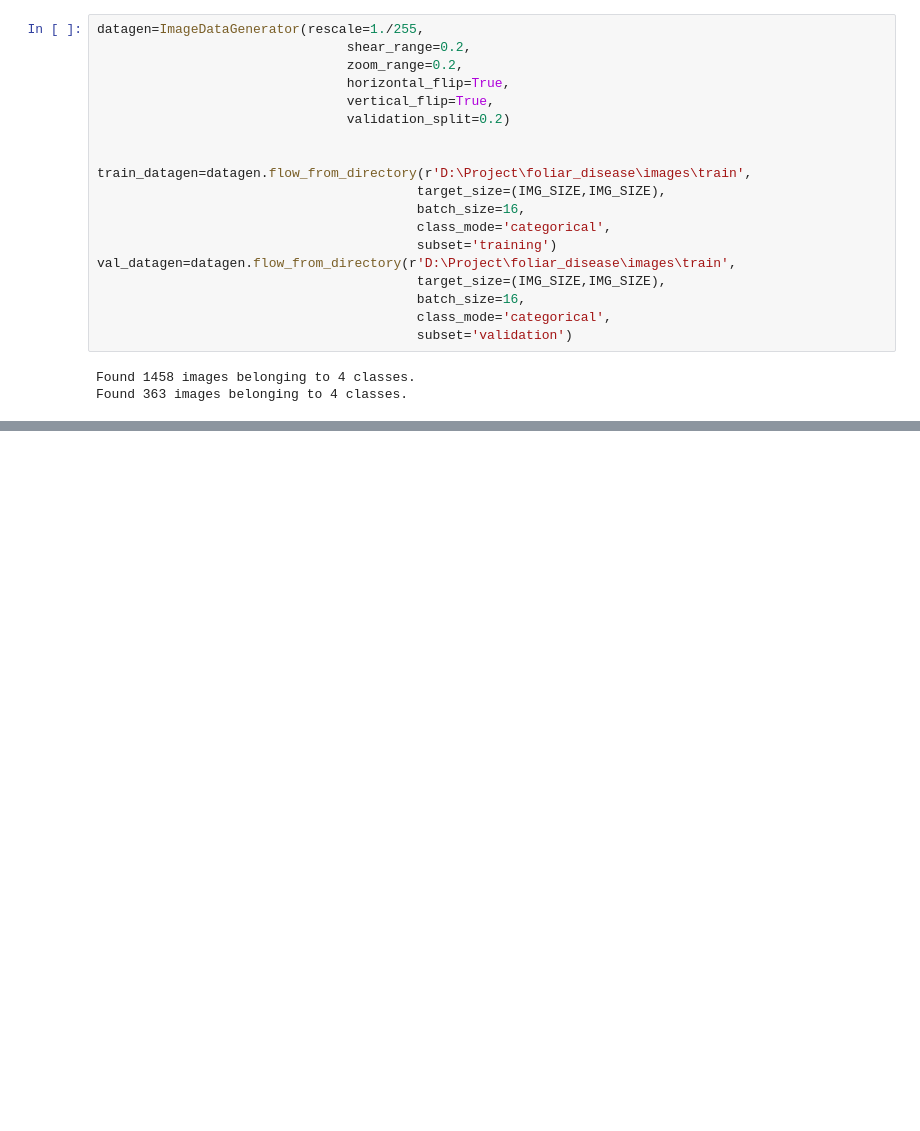
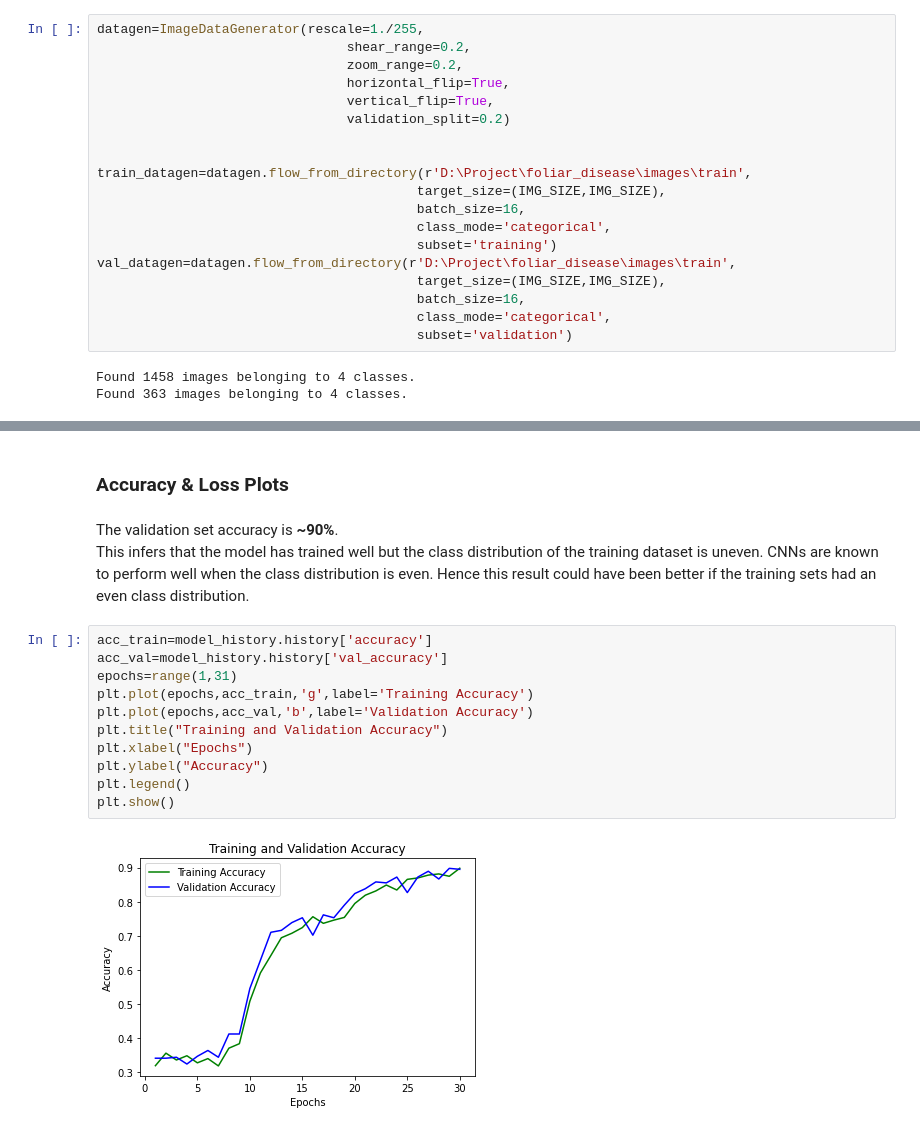
Before and after one commit to krakshak/kaggle-foliar-detection, a Jupyter notebook: foliar_diseases.ipynb, the cells around one changed output, grey strips where cells are left out. Saved outputs shown, nothing was run; the diff lists cells and outputs as text; blank space fills up the shorter version.

```diff
--- a/foliar_diseases.ipynb
+++ b/foliar_diseases.ipynb
@@ -216,3 +225,20 @@ Epoch 00005: val_loss improved from 1.21001 to 0.79610, saving model to D:\Proje
+# %% [markdown]
+<h3>Accuracy & Loss Plots
+# %% [markdown]
+The validation set accuracy is **~90%**. <br>This infers that the model has trained well but the class distribution of the training dataset is uneven. CNNs are known to perform well when the class distribution is even. Hence this result could have been better if the training sets had an even class distribution.
+# %%
+acc_train=model_history.history['accuracy']
+acc_val=model_history.history['val_accuracy']
+epochs=range(1,31)
+plt.plot(epochs,acc_train,'g',label='Training Accuracy')
+plt.plot(epochs,acc_val,'b',label='Validation Accuracy')
+plt.title("Training and Validation Accuracy")
+plt.xlabel("Epochs")
+plt.ylabel("Accuracy")
+plt.legend()
+plt.show()
+# %% [output]
+[figure, added]
 # %%
 loss_train=model_history.history['loss']
 loss_val=model_history.history['val_loss']
```
Also changed, not shown: parts of 32 cells of this notebook.
